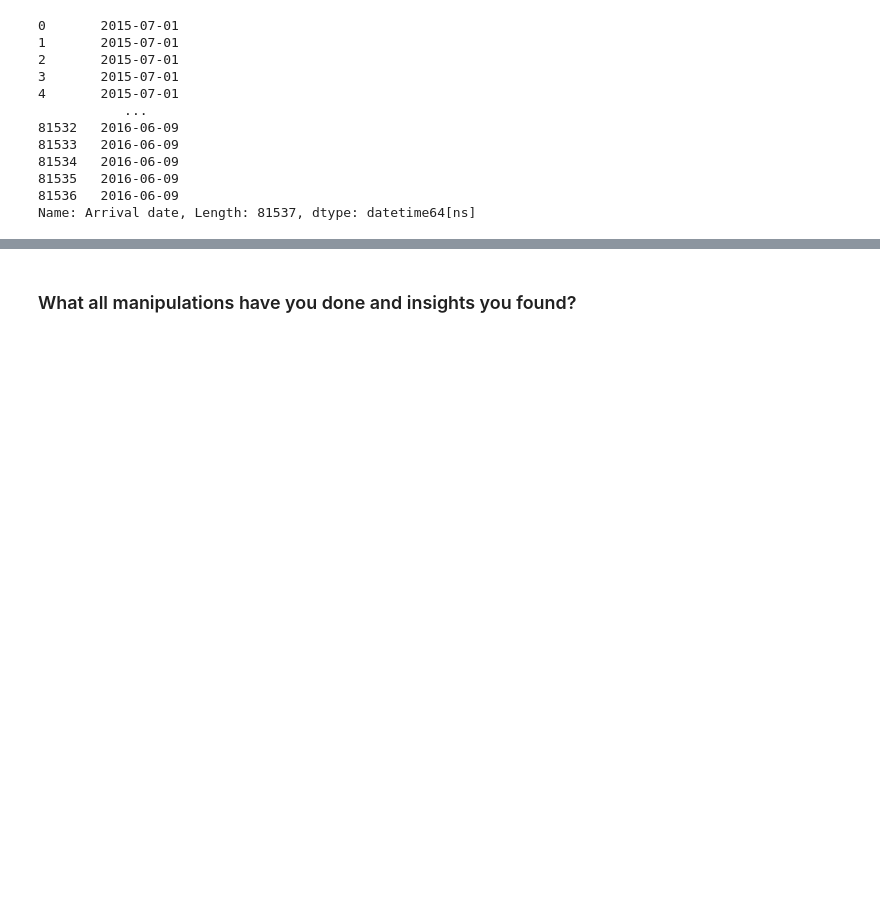
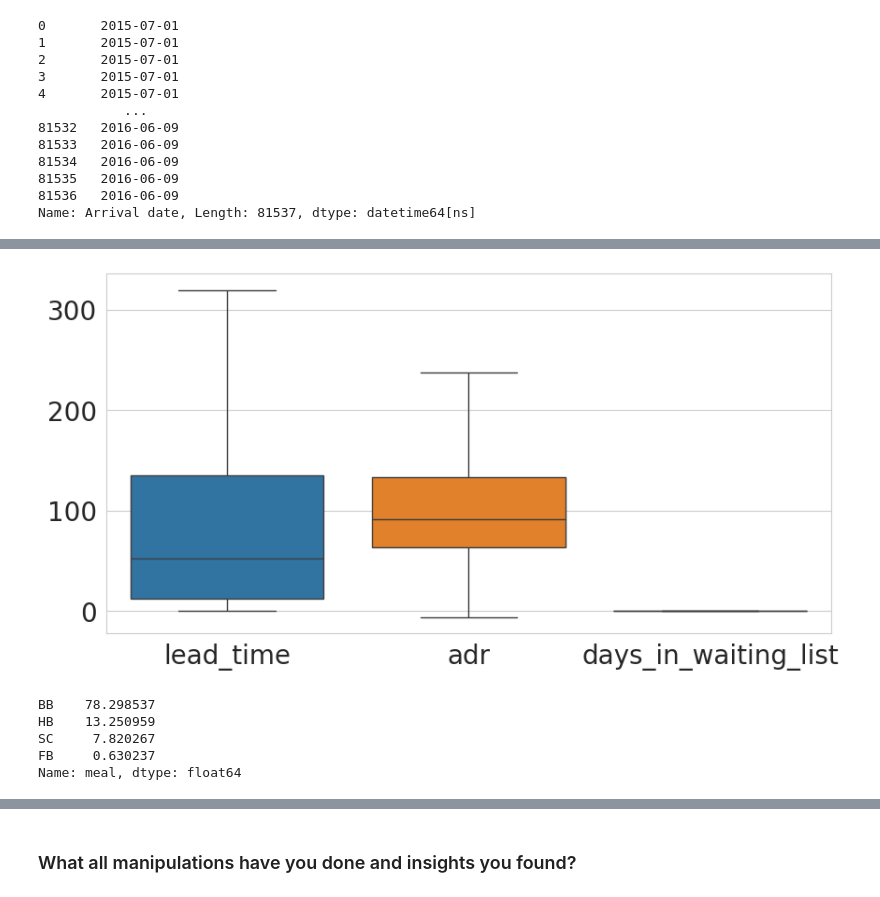
Before and after one commit to nikitasharma1998/capstone-project-in-hotel-booking-analysis, a Jupyter notebook: Capstone_project_2.ipynb, the cells around one changed output, grey strips where cells are left out. Drawn from its saved outputs; the diff is of its cells as text; code cells hidden in the pictures; blank space fills up the shorter version.

```diff
--- a/Capstone_project_2.ipynb
+++ b/Capstone_project_2.ipynb
@@ -500,0 +516,31 @@ dtype: int64
+# %%
+#removing outlier
+def removing_outlier(col):
+  sorted(col)
+  q1,q3=col.quantile([0.25,0.75])  # Quantile function divides the dataset in 25% and 75%
+  IQR=q3-q1                          #Interquartile range
+  lwr_bound=q1-(1.5*IQR)
+  upr_bound=q3+(1.5*IQR)
+  return lwr_bound,upr_bound
+# %%
+#removing outlier from lead_time column
+low,high=removing_outlier(df1['lead_time'])
+df1['lead_time']=np.where(df1['lead_time']> high,high,df1['lead_time'])
+df1['lead_time']=np.where(df1['lead_time']< low,low,df1['lead_time'])
+#removing outlier from adr column
+low,high=removing_outlier(df1['adr'])
+df1['adr']=np.where(df1['adr']> high,high,df1['adr'])
+df1['adr']=np.where(df1['adr']< low,low,df1['adr'])
+#removing outlier from days_in_waiting list
+low,high=removing_outlier(df1['days_in_waiting_list'])
+df1['days_in_waiting_list']=np.where(df1['days_in_waiting_list']> high,high,df1['days_in_waiting_list'])
+df1['days_in_waiting_list']=np.where(df1['days_in_waiting_list']< low,low,df1['days_in_waiting_list'])
+# %%
+#after removing outlier
+sns.set_style('whitegrid')
+plt.rc('font',size=20)
+plt.figure(figsize=(10,5))
+sns.boxplot(data=df1[['lead_time','adr','days_in_waiting_list']])
+plt.show()
+# %% [output]
+[figure, added]
@@ -500,0 +559,9 @@ dtype: int64
+# %%
+#find out most common meal type in percentage
+df1.meal.value_counts(normalize=True)*100
+# %% [output]
+BB    78.298537
+HB    13.250959
+SC     7.820267
+FB     0.630237
+Name: meal, dtype: float64
```
Also changed, not shown: parts of 191 cells of this notebook.
